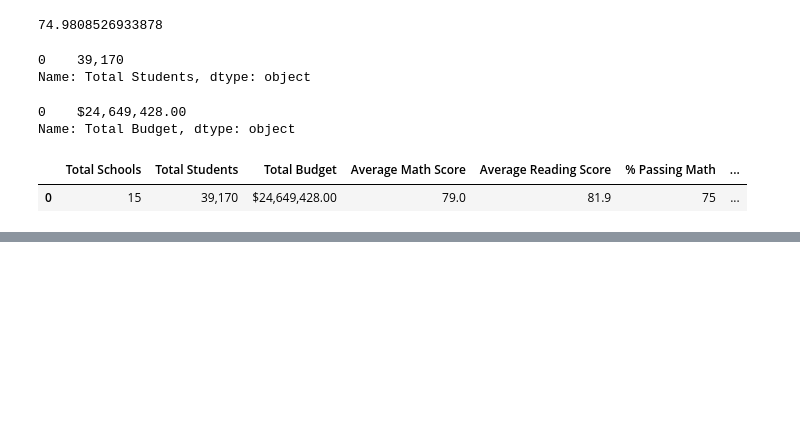
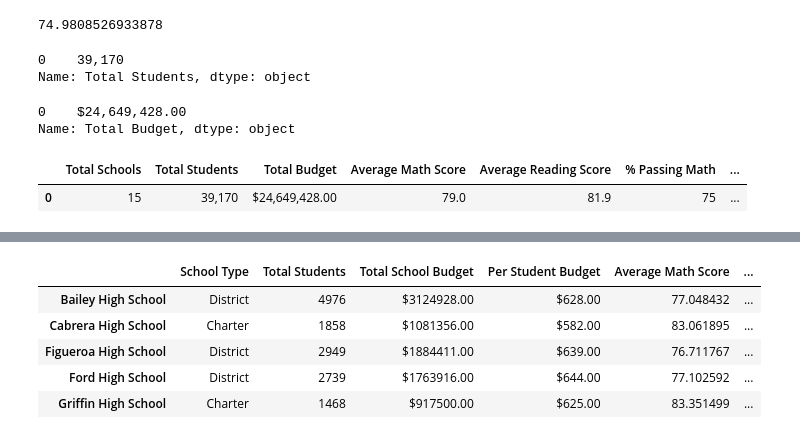
Before and after one commit to shayna-UT/School_District_Analysis, a Jupyter notebook: PyCitySchools.ipynb, the cells around one changed output, grey strips where cells are left out. Saved outputs shown, nothing was run; the diff lists cells and outputs as text; code cells hidden in the pictures; blank space fills up the shorter version.

```diff
--- a/PyCitySchools.ipynb
+++ b/PyCitySchools.ipynb
@@ -474,0 +813,19 @@ district_summary_df
+# %%
+# Clean up the DataFrame, Recall:
+# Use the map() function to format every row in the column
+# Inside the (), apply formatting with {" "}.format
+# Inside the " ", pass the formatting specification to the value in the row
+
+# Format the Total School Budget and the Per Student Budget columns
+per_school_summary_df["Total School Budget"] = per_school_summary_df["Total School Budget"].map("${:.2f}".format)
+per_school_summary_df["Per Student Budget"] = per_school_summary_df["Per Student Budget"].map("${:.2f}".format)
+
+# Display the DataFrame
+per_school_summary_df.head()
+# %% [output]
+|  | School Type | Total Students | Total School Budget | Per Student Budget | Average Math Score | ... |
+| Bailey High School | District | 4976 | $3124928.00 | $628.00 | 77.048432 | ... |
+| Cabrera High School | Charter | 1858 | $1081356.00 | $582.00 | 83.061895 | ... |
+| Figueroa High School | District | 2949 | $1884411.00 | $639.00 | 76.711767 | ... |
+| Ford High School | District | 2739 | $1763916.00 | $644.00 | 77.102592 | ... |
+| Griffin High School | Charter | 1468 | $917500.00 | $625.00 | 83.351499 | ... |
```
Also changed, not shown: parts of 18 cells of this notebook.
